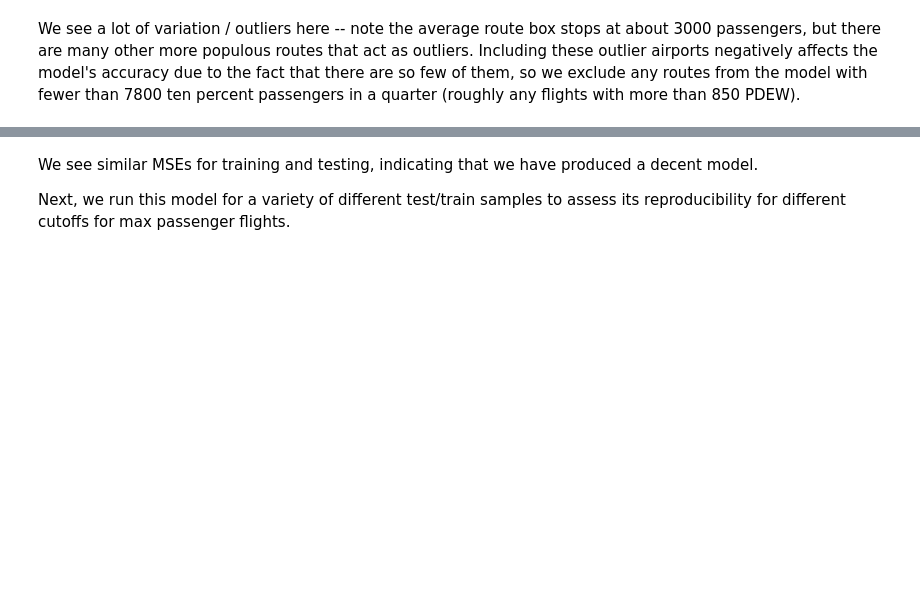
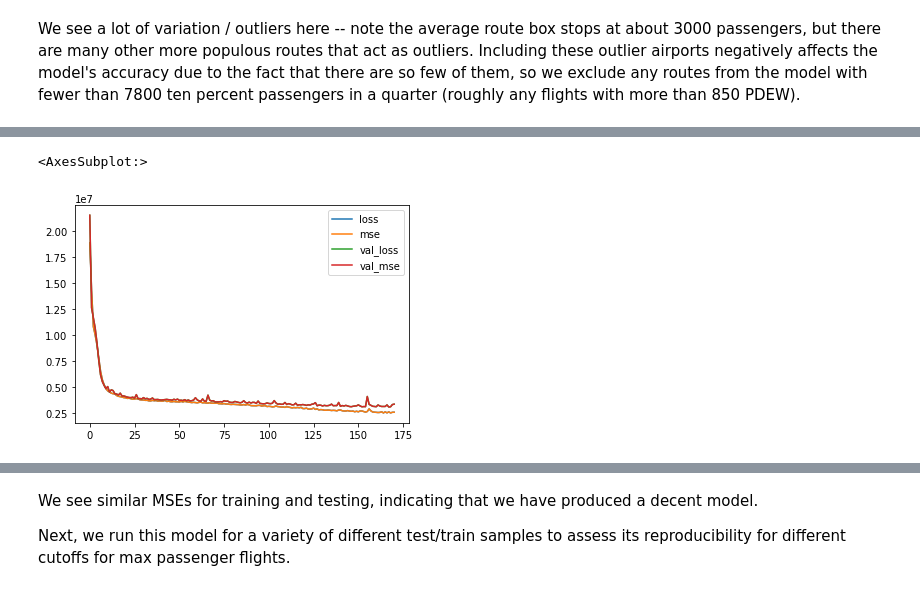
Before and after one commit to joshuaneronha/nonstop-flight-model, a Jupyter notebook: Model.ipynb, the cells around one changed output, grey strips where cells are left out. Cells and saved outputs as stored; diff of their text form; code cells hidden in the pictures; blank space fills up the shorter version.

```diff
--- a/Model.ipynb
+++ b/Model.ipynb
@@ -149,0 +139,9 @@ PASSENGERS_dest         2.372e-06   2.69e-09    881.413      0.000    2.37e-06
+# %%
+from sklearn.preprocessing import MinMaxScaler
+scaler = MinMaxScaler()
+# X_train_n = np.append(X_train,[[5000,500,2.5,5000,1000,500,2.5,5000,1000]],axis=0)
+# y_train = np.append(y_train,0)
+X_train_n = scaler.fit_transform(X_train)
+X_test_n = scaler.transform(X_test)
+# X_train_n = X_train
+# X_test_n = X_test
@@ -149,0 +198,4 @@ PASSENGERS_dest         2.372e-06   2.69e-09    881.413      0.000    2.37e-06
+# %%
+model.fit(x=X_train_n,y=y_train.values,verbose=1,
+          validation_data=(X_test_n,y_test.values),
+          batch_size=64,epochs=500,callbacks=[callback])
@@ -149,0 +221,6 @@ PASSENGERS_dest         2.372e-06   2.69e-09    881.413      0.000    2.37e-06
+# %%
+losses = pd.DataFrame(model.history.history)
+losses.plot()
+# %% [output]
+<AxesSubplot:>
+[figure, added]
```
Also changed, not shown: parts of 31 cells of this notebook, 7 other files.
